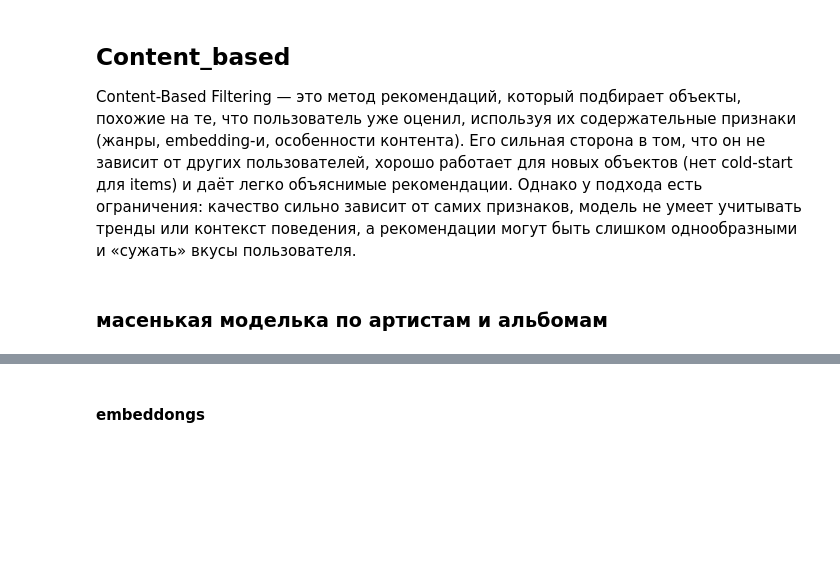
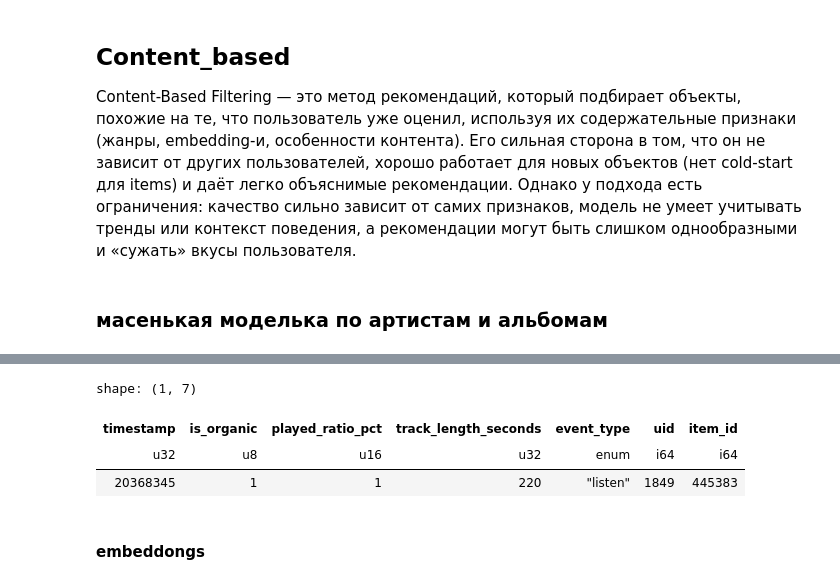
Before and after one commit to Nastasy822/music-recommendation-experiments, a Jupyter notebook: pipline.ipynb, the cells around one changed output, grey strips where cells are left out. Drawn from its saved outputs; the diff is of its cells as text; code cells hidden in the pictures; blank space fills up the shorter version.

```diff
--- a/pipline.ipynb
+++ b/pipline.ipynb
@@ -603,0 +818,7 @@ items_meta = items_meta.dropna()
+# %%
+pl.scan_parquet("data/work/train_encoded_lf.parquet").filter(pl.col("uid") == 1849).filter(pl.col("event_type") == "listen").filter(pl.col("item_id") == 445383).collect()  #28556
+# %% [output]
+shape: (1, 7)
+| timestamp | is_organic | played_ratio_pct | track_length_seconds | event_type | uid | item_id |
+| u32 | u8 | u16 | u32 | enum | i64 | i64 |
+| 20368345 | 1 | 1 | 220 | "listen" | 1849 | 445383 |
```
Also changed, not shown: parts of 29 cells of this notebook, 1 other file.
